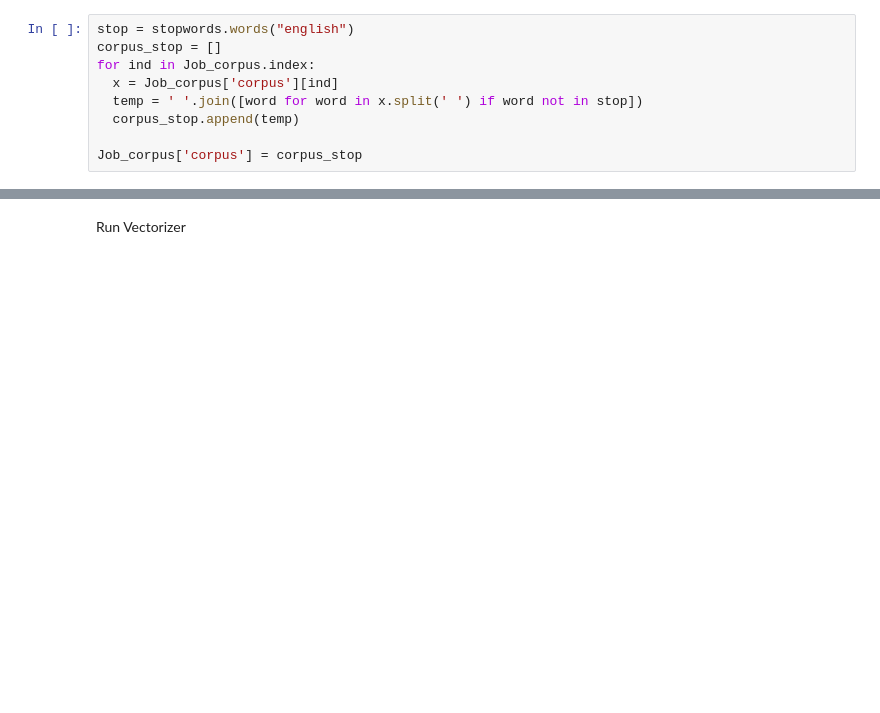
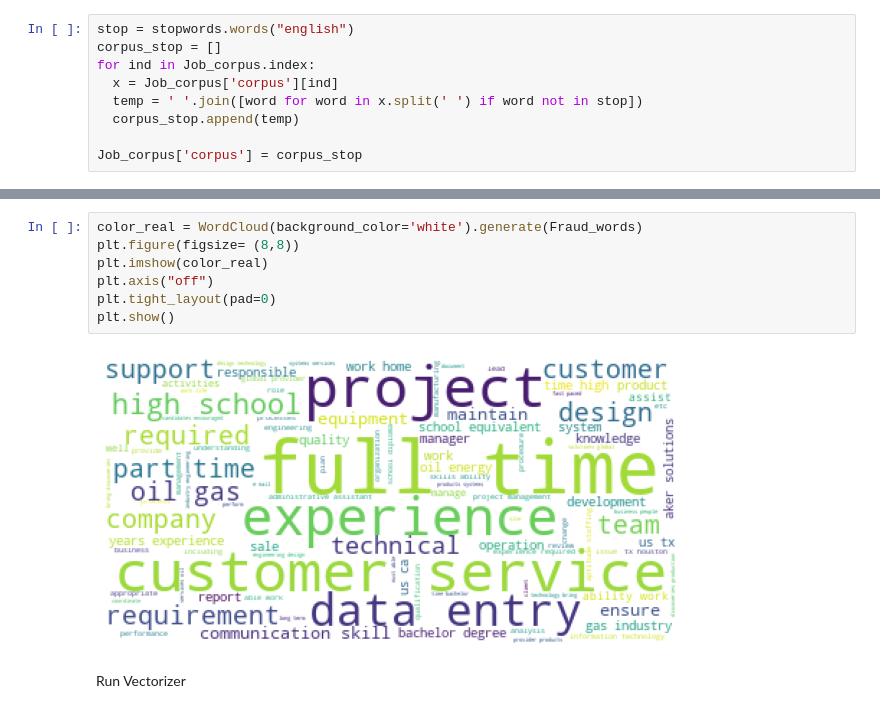
Before and after one commit to hunterblum/Job-Fraud-Detection, a Jupyter notebook: Group2_ML_Final.ipynb, the cells around one changed output, grey strips where cells are left out. Saved outputs shown, nothing was run; the diff lists cells and outputs as text; blank space fills up the shorter version.

```diff
--- a/Group2_ML_Final.ipynb
+++ b/Group2_ML_Final.ipynb
@@ -127,3 +159,12 @@ Job_corpus['corpus'] = corpus_stop
+# %%
+color_real = WordCloud(background_color='white').generate(Fraud_words)
+plt.figure(figsize= (8,8))
+plt.imshow(color_real)
+plt.axis("off")
+plt.tight_layout(pad=0)
+plt.show()
+# %% [output]
+[figure, added]
 # %% [markdown]
 Run Vectorizer
 # %%
```
Also changed, not shown: parts of 8 cells of this notebook.
